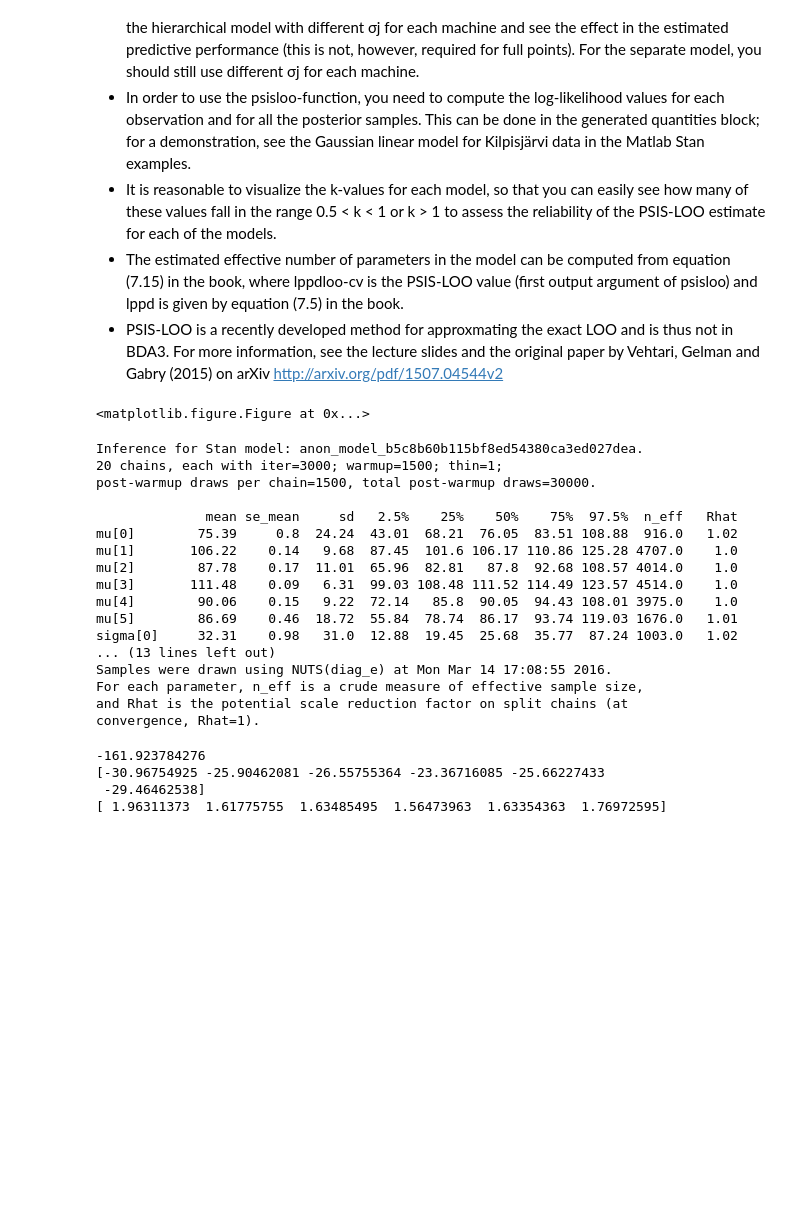
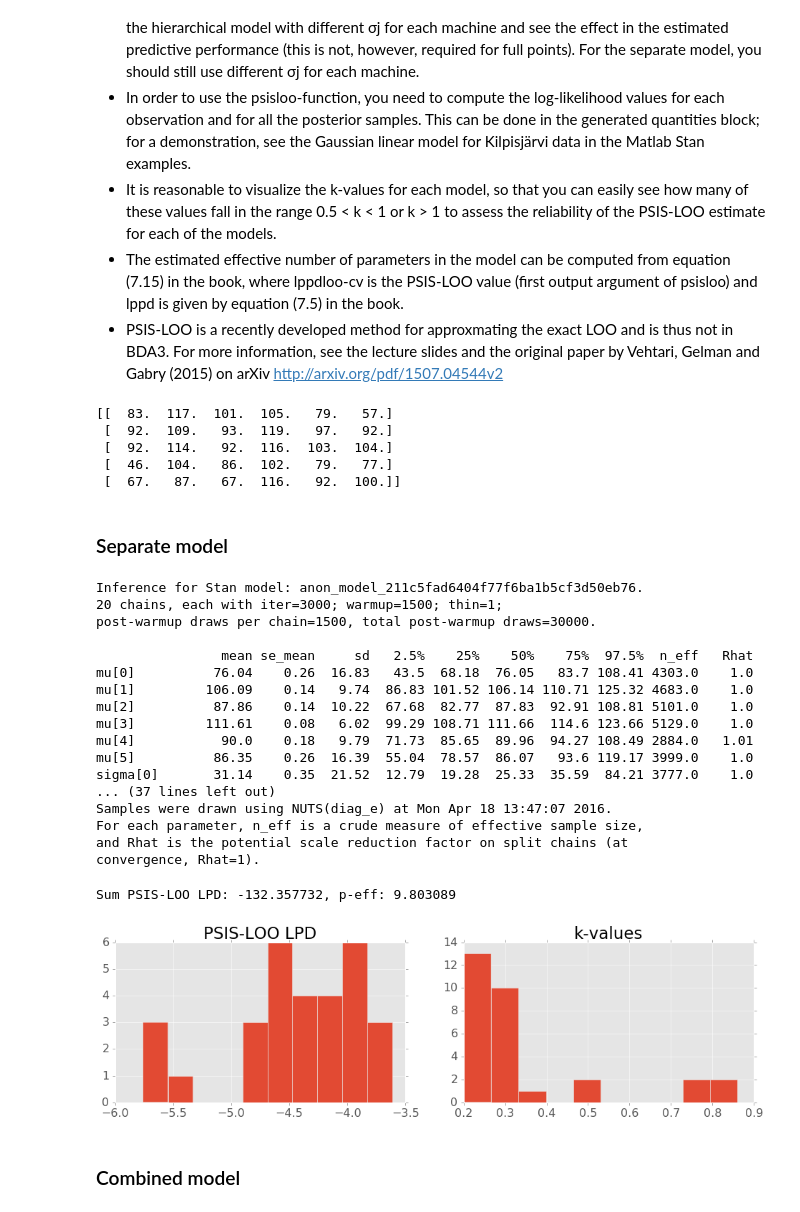
Before and after one commit to rasmusbergpalm/bayes, a Jupyter notebook: ex6/ex6.ipynb, the cells around one changed output. Drawn from its saved outputs; the diff is of its cells as text; code cells hidden in the pictures; blank space fills up the shorter version.

```diff
--- a/ex6/ex6.ipynb
+++ b/ex6/ex6.ipynb
@@ -21,13 +21,28 @@ from psis import psisloo
 import numpy as np
 import pystan
 
+plt.style.use('ggplot')
+plt.rc('figure', figsize=(16, 4))
 plt.rc('font', size=16)
-plt.rc('lines', color='#377eb8', linewidth=2)
-plt.set_cmap(plt.get_cmap('viridis'));
 
 y = np.loadtxt('../ex5/factory.txt')
+print y
 # %% [output]
-<matplotlib.figure.Figure at 0x...>
+[[  83.  117.  101.  105.   79.   57.]
+ [  92.  109.   93.  119.   97.   92.]
+ [  92.  114.   92.  116.  103.  104.]
+ [  46.  104.   86.  102.   79.   77.]
+ [  67.   87.   67.  116.   92.  100.]]
+# %%
+def p_eff(lppd_loo_cv, log_like):
+    """
+    lppd_loo_cv: float
+    log_like: (n x m) log-likelihood of m data points, given n posterior samples.
+    """
+    lppd = np.sum(np.log(np.mean(np.exp(log_like), axis=0)))
+    return lppd - lppd_loo_cv
+# %% [markdown]
+### Separate model
 # %%
 data_separate = {
     'J': y.shape[0],
@@ -50,41 +65,47 @@ model {
     }
 }
 generated quantities {
-    vector[K] log_like;
+    matrix[J,K] log_like;
 
-    for (k in 1:K)
-      log_like[k] <- normal_log(y[:,k], mu[k], sigma[k]);
+    for(j in 1:J)
+        for (k in 1:K)
+            log_like[j,k] <- normal_log(y[j,k], mu[k], sigma[k]);
 }
 """
 fit_separate = pystan.stan(model_code=code_separate, data=data_separate, iter=3000, chains=20)
 params_separate = fit_separate.extract()
 print fit_separate
 # %% [output]
-Inference for Stan model: anon_model_b5c8b60b115bf8ed54380ca3ed027dea.
+Inference for Stan model: anon_model_211c5fad6404f77f6ba1b5cf3d50eb76.
 20 chains, each with iter=3000; warmup=1500; thin=1;
 post-warmup draws per chain=1500, total post-warmup draws=30000.
 
-              mean se_mean     sd   2.5%    25%    50%    75%  97.5%  n_eff   Rhat
-mu[0]        75.39     0.8  24.24  43.01  68.21  76.05  83.51 108.88  916.0   1.02
-mu[1]       106.22    0.14   9.68  87.45  101.6 106.17 110.86 125.28 4707.0    1.0
-mu[2]        87.78    0.17  11.01  65.96  82.81   87.8  92.68 108.57 4014.0    1.0
-mu[3]       111.48    0.09   6.31  99.03 108.48 111.52 114.49 123.57 4514.0    1.0
-mu[4]        90.06    0.15   9.22  72.14   85.8  90.05  94.43 108.01 3975.0    1.0
-mu[5]        86.69    0.46  18.72  55.84  78.74  86.17  93.74 119.03 1676.0   1.01
-sigma[0]     32.31    0.98   31.0  12.88  19.45  25.68  35.77  87.24 1003.0   1.02
-... (13 lines left out)
-Samples were drawn using NUTS(diag_e) at Mon Mar 14 17:08:55 2016.
+                mean se_mean     sd   2.5%    25%    50%    75%  97.5%  n_eff   Rhat
+mu[0]          76.04    0.26  16.83   43.5  68.18  76.05   83.7 108.41 4303.0    1.0
+mu[1]         106.09    0.14   9.74  86.83 101.52 106.14 110.71 125.32 4683.0    1.0
+mu[2]          87.86    0.14  10.22  67.68  82.77  87.83  92.91 108.81 5101.0    1.0
+mu[3]         111.61    0.08   6.02  99.29 108.71 111.66  114.6 123.66 5129.0    1.0
+mu[4]           90.0    0.18   9.79  71.73  85.65  89.96  94.27 108.49 2884.0   1.01
+mu[5]          86.35    0.26  16.39  55.04  78.57  86.07   93.6 119.17 3999.0    1.0
+sigma[0]       31.14    0.35  21.52  12.79  19.28  25.33  35.59  84.21 3777.0    1.0
+... (37 lines left out)
+Samples were drawn using NUTS(diag_e) at Mon Apr 18 13:47:07 2016.
 For each parameter, n_eff is a crude measure of effective sample size,
 and Rhat is the potential scale reduction factor on split chains (at
 convergence, Rhat=1).
-# %%
-#print params_separate['log_like'].shape
-loo, loos, ks = psisloo(params_separate['log_like'])
-print loo
-print loos
-print ks
-# %% [output]
--161.923784276
-[-30.96754925 -25.90462081 -26.55755364 -23.36716085 -25.66227433
- -29.46462538]
-[ 1.96311373  1.61775755  1.63485495  1.56473963  1.63354363  1.76972595]
+# %%
+ll = params_separate['log_like'].reshape(30000, -1)
+loo, loos, ks = psisloo(ll)
+
+plt.subplot(121)
+_=plt.hist(loos)
+_=plt.title('PSIS-LOO LPD')
+plt.subplot(122)
+_=plt.hist(ks)
+_=plt.title('k-values')
+print "Sum PSIS-LOO LPD: %f, p-eff: %f " % (loo, p_eff(loo, ll))
+# %% [output]
+Sum PSIS-LOO LPD: -132.357732, p-eff: 9.803089
+[figure, added]
+# %% [markdown]
+### Combined model
```
Also changed, not shown: parts of 7 cells of this notebook, 4 other files.
